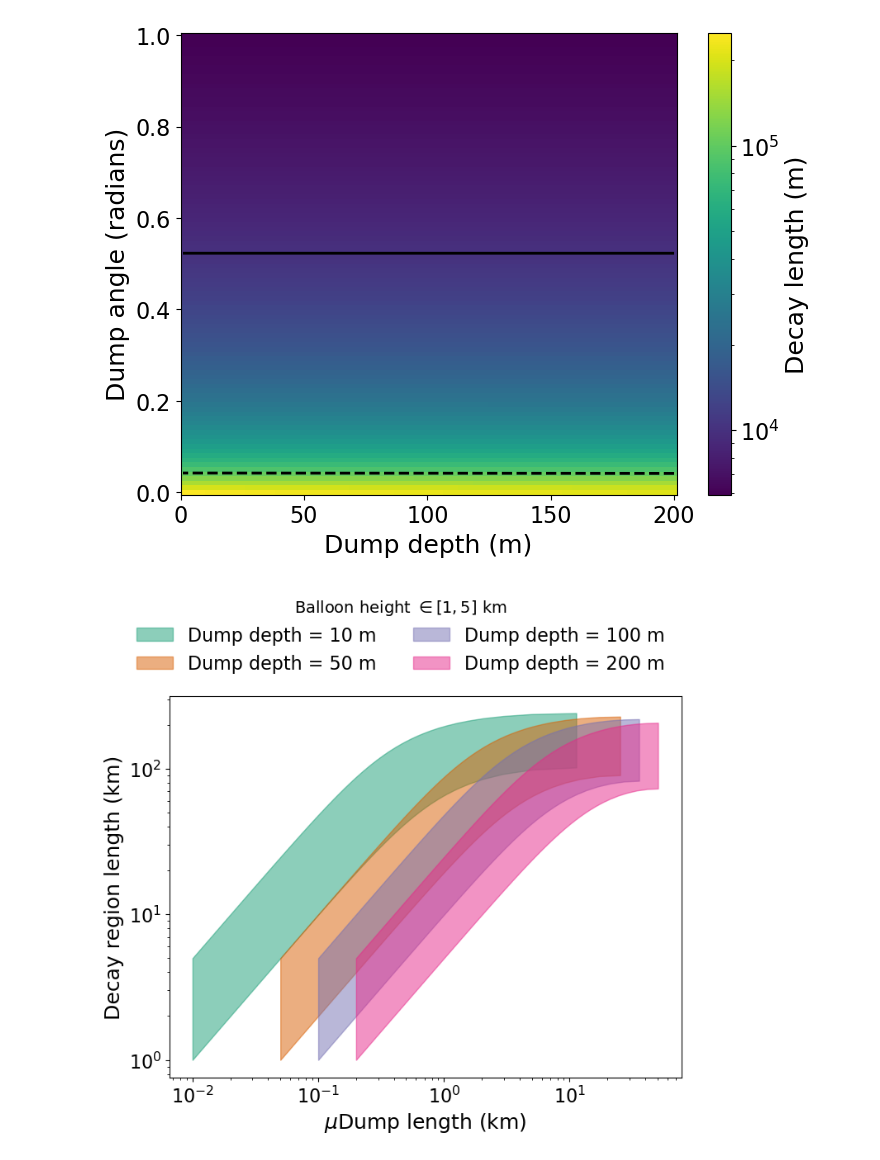
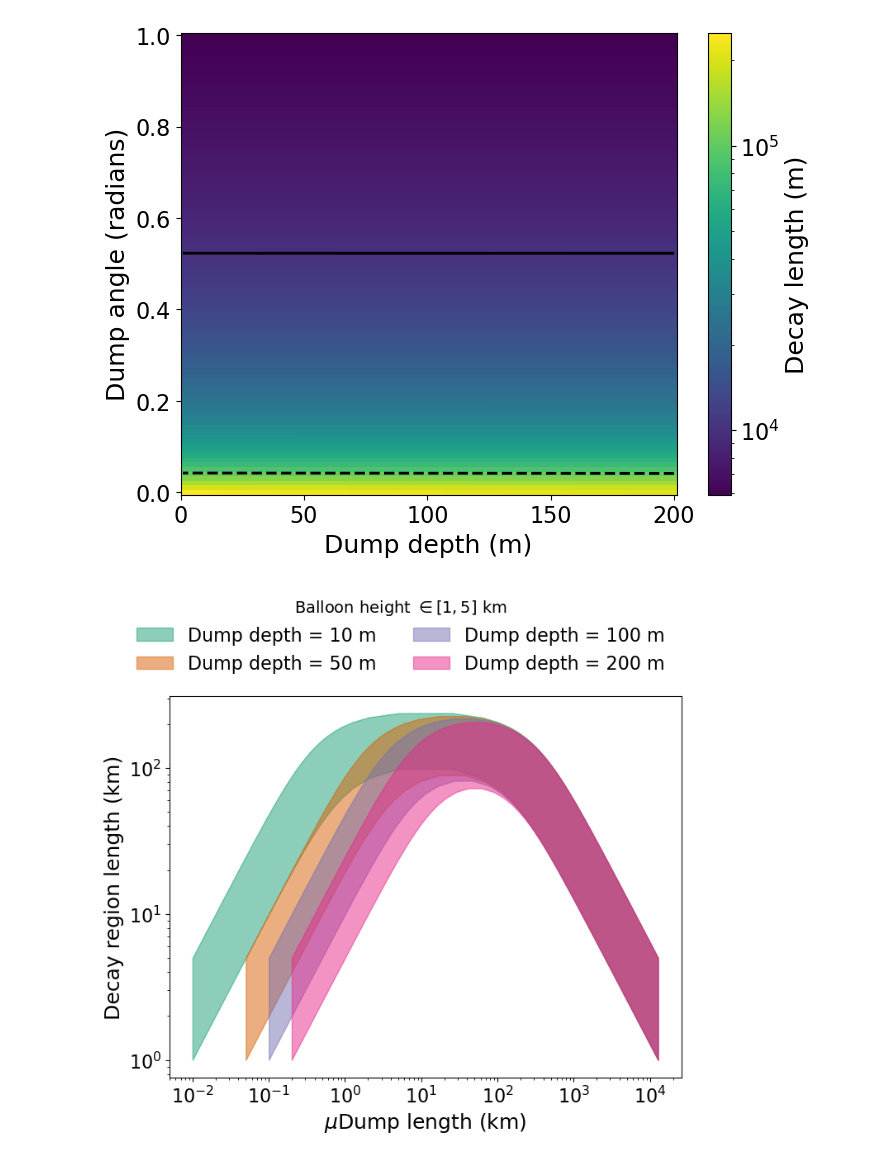
Before and after one commit to nickkamp1/NeutrinoFactoryHNL, a Jupyter notebook: BalloonSandbox.ipynb, the cells around one changed output. Drawn from its saved outputs; the diff is of its cells as text; code cells hidden in the pictures.

```diff
--- a/BalloonSandbox.ipynb
+++ b/BalloonSandbox.ipynb
@@ -635,19 +666,19 @@ plt.show()
 # %%
 balloon_height_low = 1000  # m
 balloon_height_high = 5000  # m
 for i,dump_depth in enumerate([10, 50, 100, 200]):
     color = plt.cm.Dark2(i)
 
-    dump_angle_range = np.linspace(0, np.pi/2, 1000)
+    dump_angle_range = np.linspace(-np.pi/2, np.pi/2, 1000)
     dump_length_vals = np.array([dump_length(dump_depth, np.pi/2 - a) for a in dump_angle_range])
     decay_length_vals_low = np.array([decay_length(dump_depth, np.pi/2 - a, balloon_height_low) for a in dump_angle_range])
     decay_length_vals_high = np.array([decay_length(dump_depth, np.pi/2 - a, balloon_height_high) for a in dump_angle_range])
     plt.fill_between(dump_length_vals/1e3, decay_length_vals_low/1e3, decay_length_vals_high/1e3, color=color, alpha=0.5, label=f'Dump depth = {dump_depth} m')
 plt.loglog()
 plt.xlabel(r'$\mu$Dump length (km)')
 plt.ylabel('Decay region length (km)')
 plt.legend(bbox_to_anchor=(1.0, 1.3), title=r"Balloon height $\in [%d,%d]$ km" % (balloon_height_low/1e3, balloon_height_high/1e3), ncol=2)
 plt.savefig("Figures/balloon/dump_decay_geometry.png", dpi=300, bbox_inches='tight')
 plt.show()
 # %% [output]
-[figure, old version]
+[figure, new version]
```
Also changed, not shown: parts of 6 cells of this notebook, 4 other files.
